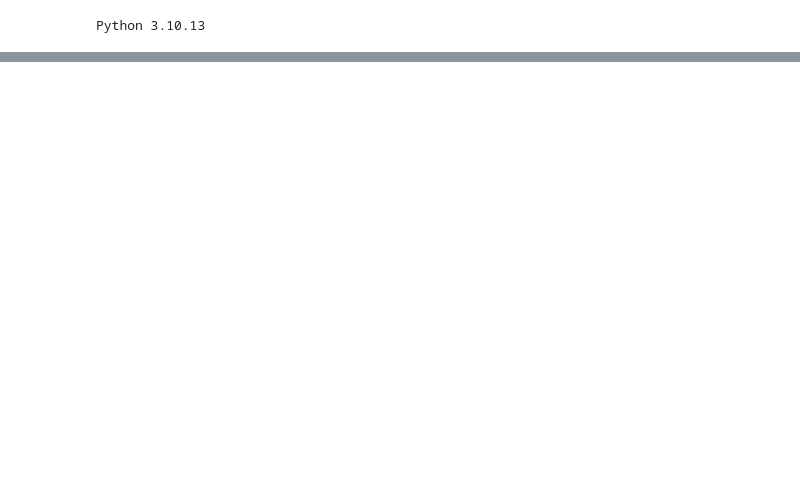
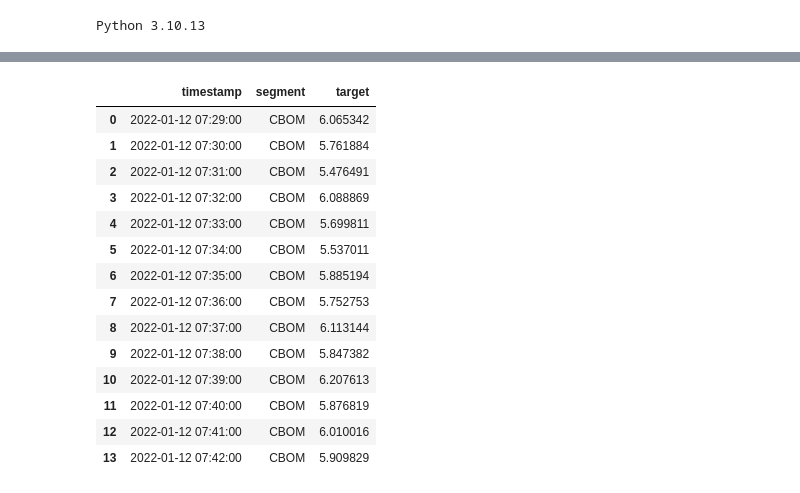
Before and after one commit to VAnufrikov/Go.Algo, a Jupyter notebook: data_moex.ipynb, the cells around one changed output, grey strips where cells are left out. Cells and saved outputs as stored; diff of their text form; code cells hidden in the pictures; blank space fills up the shorter version.

```diff
--- a/data_moex.ipynb
+++ b/data_moex.ipynb
@@ -331,0 +456,18 @@ ModuleNotFoundError: No module named 'etna'
+# %%
+forecast_ts.to_pandas(True)[['timestamp','segment','target']]
+# %% [output]
+|  | timestamp | segment | target |
+| 0 | 2022-01-12 07:29:00 | CBOM | 6.065342 |
+| 1 | 2022-01-12 07:30:00 | CBOM | 5.761884 |
+| 2 | 2022-01-12 07:31:00 | CBOM | 5.476491 |
+| 3 | 2022-01-12 07:32:00 | CBOM | 6.088869 |
+| 4 | 2022-01-12 07:33:00 | CBOM | 5.699811 |
+| 5 | 2022-01-12 07:34:00 | CBOM | 5.537011 |
+| 6 | 2022-01-12 07:35:00 | CBOM | 5.885194 |
+| 7 | 2022-01-12 07:36:00 | CBOM | 5.752753 |
+| 8 | 2022-01-12 07:37:00 | CBOM | 6.113144 |
+| 9 | 2022-01-12 07:38:00 | CBOM | 5.847382 |
+| 10 | 2022-01-12 07:39:00 | CBOM | 6.207613 |
+| 11 | 2022-01-12 07:40:00 | CBOM | 5.876819 |
+| 12 | 2022-01-12 07:41:00 | CBOM | 6.010016 |
+| 13 | 2022-01-12 07:42:00 | CBOM | 5.909829 |
```
Also changed, not shown: parts of 34 cells of this notebook, 2 other files.
